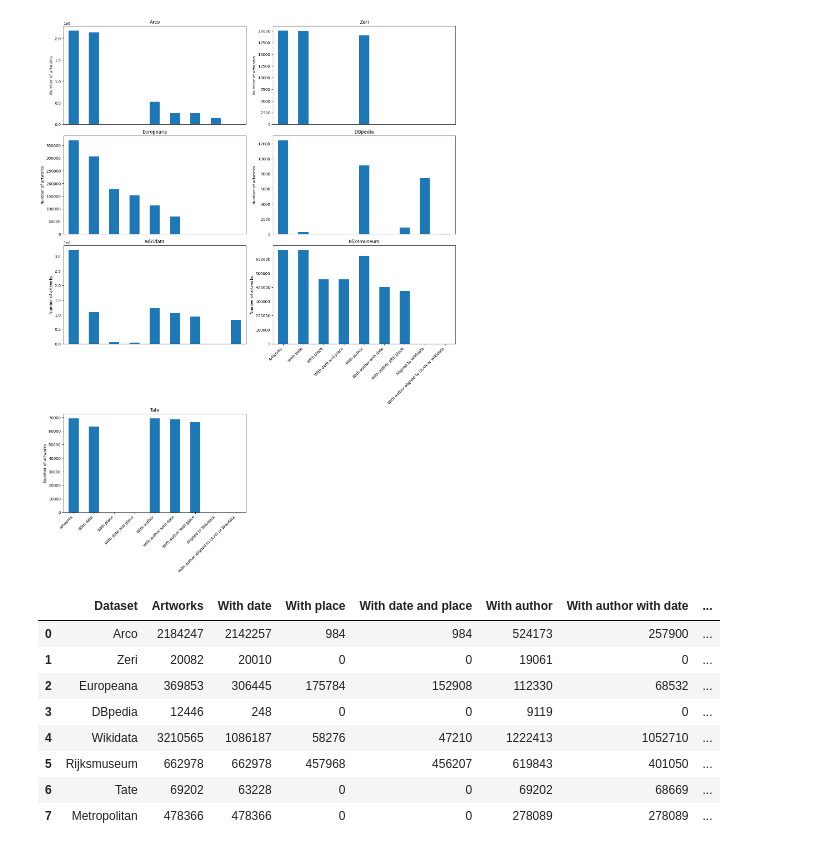
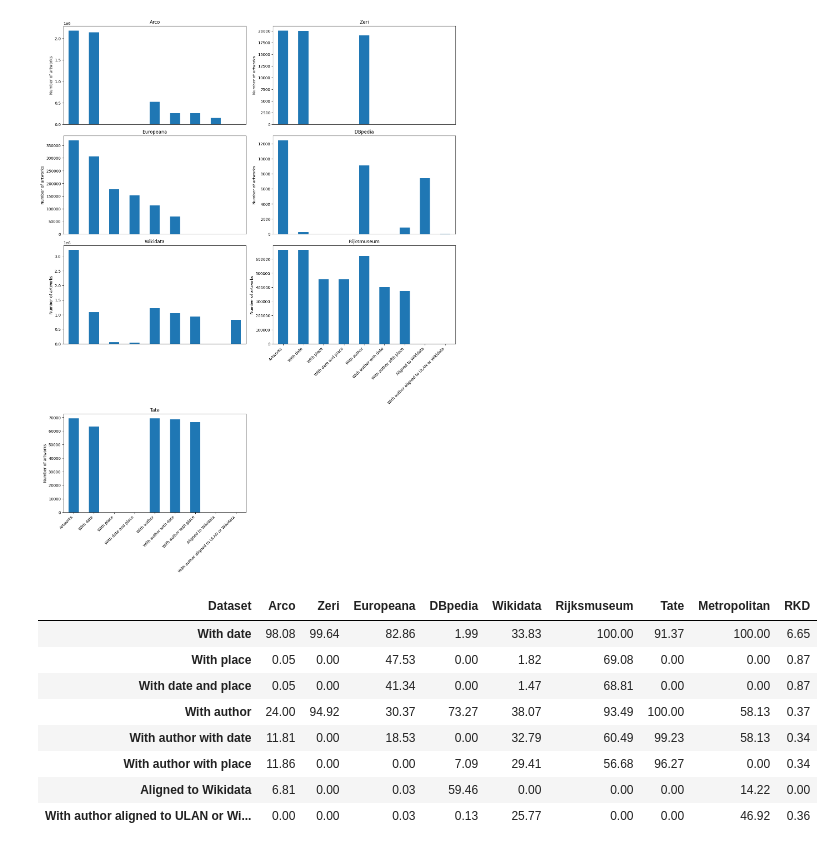
Before and after one commit to SofiBar/ArtworksInContextDatePlace, a Jupyter notebook: Visualization.ipynb, the cells around one changed output. Cells and saved outputs as stored; diff of their text form; code cells hidden in the pictures.

```diff
--- a/Visualization.ipynb
+++ b/Visualization.ipynb
@@ -220,16 +221,16 @@ plt.show()
 # %% [output]
 [figure]
 # %%
-df_main.head(8)
+df2.head(8)
 # %% [output]
-|  | Dataset | Artworks | With date | With place | With date and place | With author | With author with date | ... |
-| 0 | Arco | 2184247 | 2142257 | 984 | 984 | 524173 | 257900 | ... |
-| 1 | Zeri | 20082 | 20010 | 0 | 0 | 19061 | 0 | ... |
-| 2 | Europeana | 369853 | 306445 | 175784 | 152908 | 112330 | 68532 | ... |
-| 3 | DBpedia | 12446 | 248 | 0 | 0 | 9119 | 0 | ... |
-| 4 | Wikidata | 3210565 | 1086187 | 58276 | 47210 | 1222413 | 1052710 | ... |
-| 5 | Rijksmuseum | 662978 | 662978 | 457968 | 456207 | 619843 | 401050 | ... |
-| 6 | Tate | 69202 | 63228 | 0 | 0 | 69202 | 68669 | ... |
-| 7 | Metropolitan | 478366 | 478366 | 0 | 0 | 278089 | 278089 | ... |
+| Dataset | Arco | Zeri | Europeana | DBpedia | Wikidata | Rijksmuseum | Tate | Metropolitan | RKD |
+| With date | 98.08 | 99.64 | 82.86 | 1.99 | 33.83 | 100.00 | 91.37 | 100.00 | 6.65 |
+| With place | 0.05 | 0.00 | 47.53 | 0.00 | 1.82 | 69.08 | 0.00 | 0.00 | 0.87 |
+| With date and place | 0.05 | 0.00 | 41.34 | 0.00 | 1.47 | 68.81 | 0.00 | 0.00 | 0.87 |
+| With author | 24.00 | 94.92 | 30.37 | 73.27 | 38.07 | 93.49 | 100.00 | 58.13 | 0.37 |
+| With author with date | 11.81 | 0.00 | 18.53 | 0.00 | 32.79 | 60.49 | 99.23 | 58.13 | 0.34 |
+| With author with place | 11.86 | 0.00 | 0.00 | 7.09 | 29.41 | 56.68 | 96.27 | 0.00 | 0.34 |
+| Aligned to Wikidata | 6.81 | 0.00 | 0.03 | 59.46 | 0.00 | 0.00 | 0.00 | 14.22 | 0.00 |
+| With author aligned to ULAN or Wi... | 0.00 | 0.00 | 0.03 | 0.13 | 25.77 | 0.00 | 0.00 | 46.92 | 0.36 |
 # %%
 # Transpose the DataFrame to make 'Dataset' the columns
```
Also changed, not shown: parts of 6 cells of this notebook, 5 other files.
